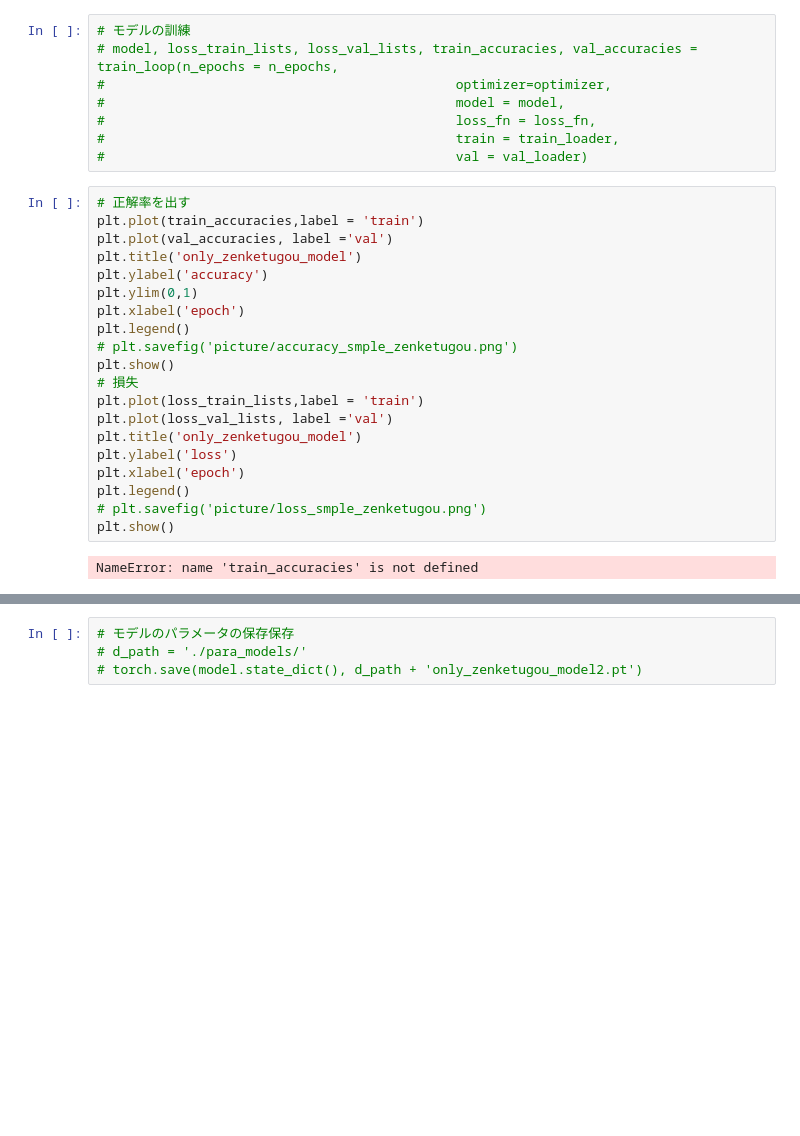
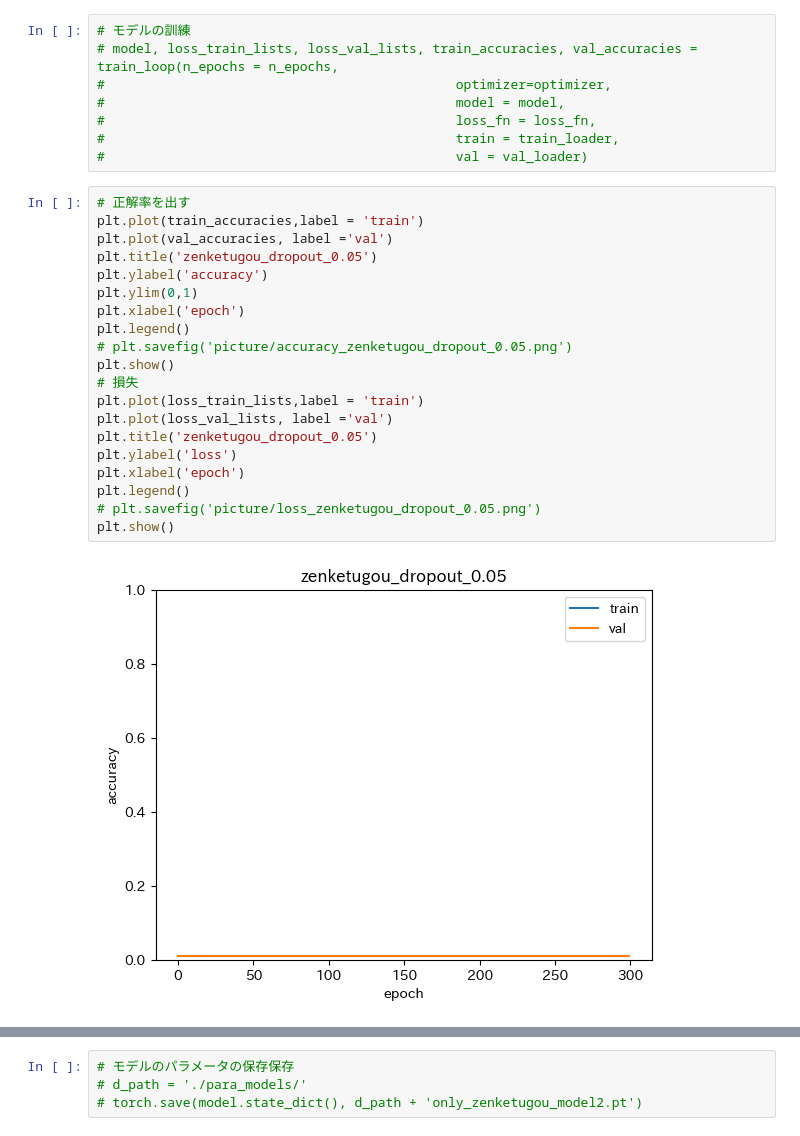
Before and after one commit to harukicode0/Studying_Image_Recognition, a Jupyter notebook: zenketugou.ipynb, the cells around one changed output, grey strips where cells are left out. Cells and saved outputs as stored; diff of their text form; blank space fills up the shorter version.

```diff
--- a/zenketugou.ipynb
+++ b/zenketugou.ipynb
@@ -311,22 +313,22 @@ n_epochs = 300
 # %%
 # 正解率を出す
 plt.plot(train_accuracies,label = 'train')
 plt.plot(val_accuracies, label ='val')
-plt.title('only_zenketugou_model')
+plt.title('zenketugou_dropout_0.05')
 plt.ylabel('accuracy')
 plt.ylim(0,1)
 plt.xlabel('epoch')
 plt.legend()
-# plt.savefig('picture/accuracy_smple_zenketugou.png')
+# plt.savefig('picture/accuracy_zenketugou_dropout_0.05.png')
 plt.show()
 # 損失
 plt.plot(loss_train_lists,label = 'train')
 plt.plot(loss_val_lists, label ='val')
-plt.title('only_zenketugou_model')
+plt.title('zenketugou_dropout_0.05')
 plt.ylabel('loss')
 plt.xlabel('epoch')
 plt.legend()
-# plt.savefig('picture/loss_smple_zenketugou.png')
+# plt.savefig('picture/loss_zenketugou_dropout_0.05.png')
 plt.show()
 # %% [output]
-NameError: name 'train_accuracies' is not defined
+[figure, added]
```
Also changed, not shown: parts of 14 cells of this notebook, 13 other files.
